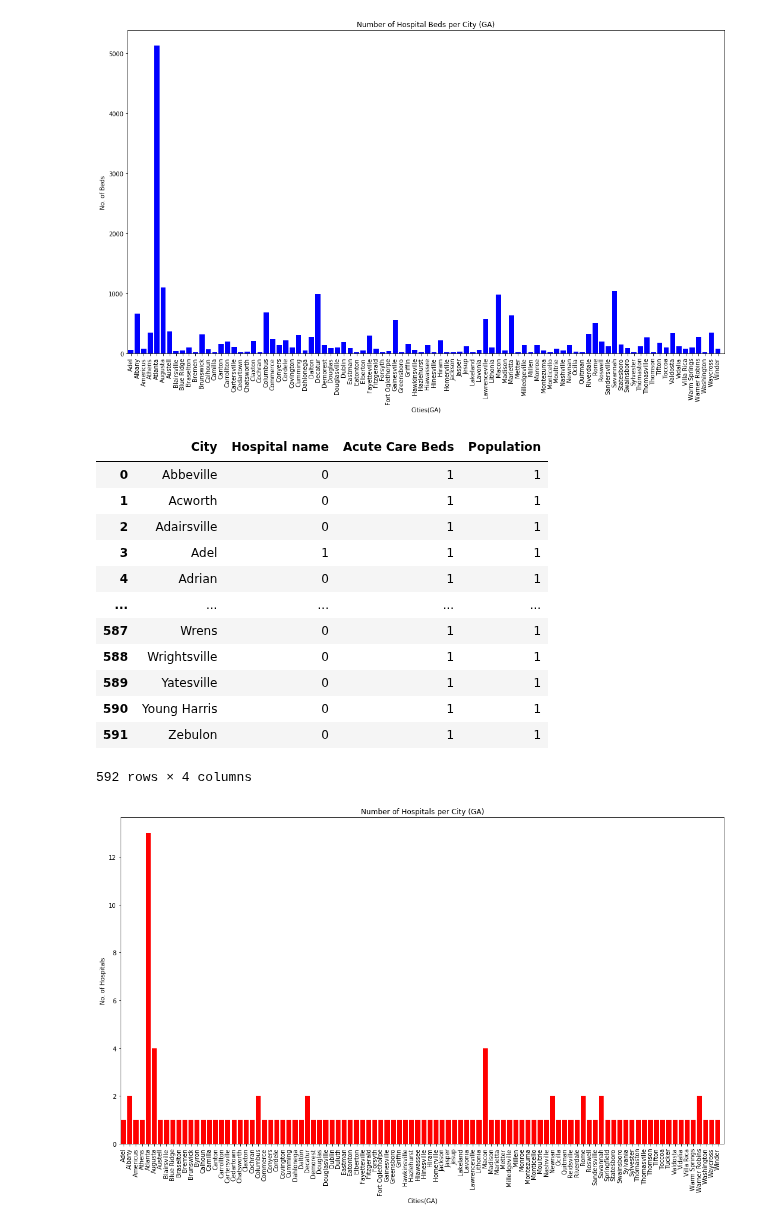
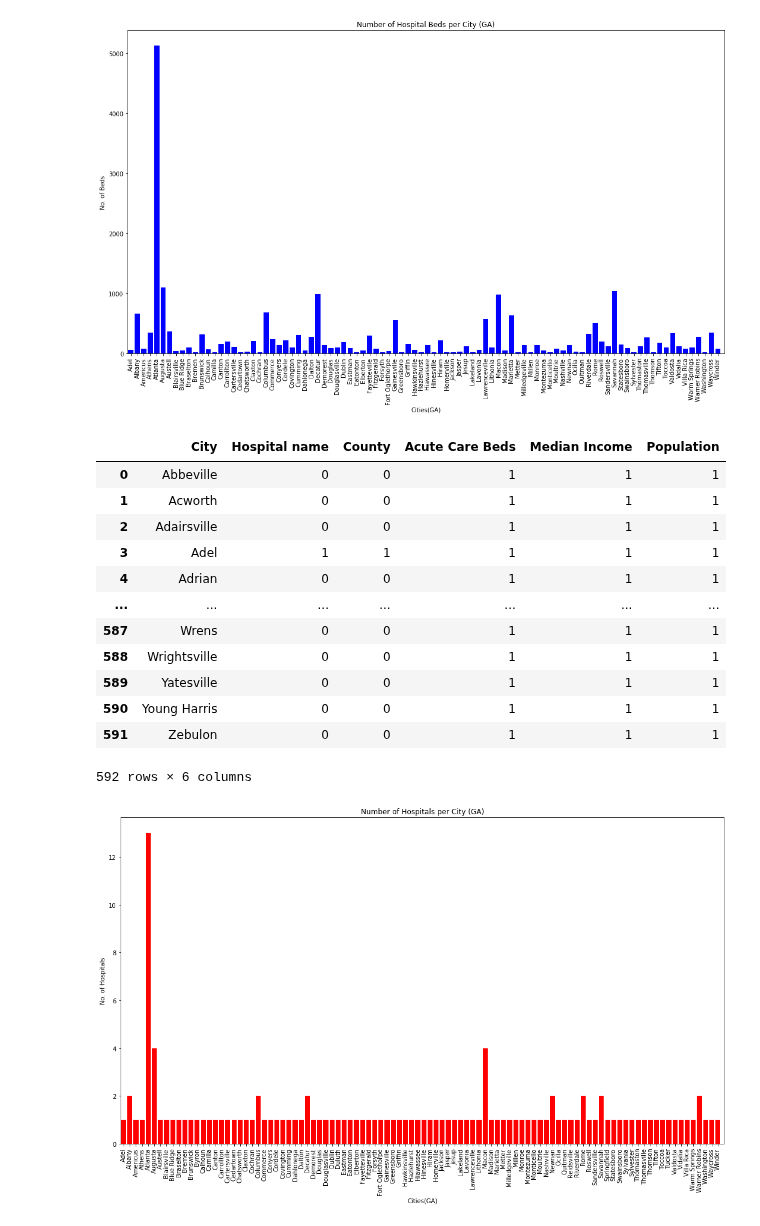
Before and after one commit to jtilenis/Data_Scavengers, a Jupyter notebook: bar_charts.ipynb, the cells around one changed output. Saved outputs shown, nothing was run; the diff lists cells and outputs as text; code cells hidden in the pictures.

```diff
--- a/bar_charts.ipynb
+++ b/bar_charts.ipynb
@@ -27,8 +28,10 @@ clean_hospital
 | 616 | NaN | Zebulon | NaN | 0 | NaN | NaN | NaN | NaN | ... |
 617 rows × 20 columns
 # %%
-hospital_data = clean_hospital[['Hospital name', 'City', 'Acute Care Beds', 'Population']]
-hospital_sum = hospital_data.groupby('City').sum()
-hospital_sum = hospital_sum.reset_index()
-hospital_sum
+hospital_data = clean_hospital[['Hospital name', 'City', 'County','Acute Care Beds', 'Median Income','Population']]
+hospital_data
+
+hospital_sum_city = hospital_data.groupby('City').sum()
+hospital_sum_city = hospital_sum_city.reset_index()
+hospital_sum_city
 # %% [output]
@@ -62,21 +65,21 @@ plt.show()
 # %% [output]
 [figure]
 # %%
-hospital_count = hospital_data.groupby('City').count()
-hospital_count = hospital_count.reset_index()
-hospital_count
+hospital_count_city = hospital_data.groupby('City').count()
+hospital_count_city = hospital_count_city.reset_index()
+hospital_count_city
 # %% [output]
-|  | City | Hospital name | Acute Care Beds | Population |
-| 0 | Abbeville | 0 | 1 | 1 |
-| 1 | Acworth | 0 | 1 | 1 |
-| 2 | Adairsville | 0 | 1 | 1 |
-| 3 | Adel | 1 | 1 | 1 |
-| 4 | Adrian | 0 | 1 | 1 |
-| ... | ... | ... | ... | ... |
-| 587 | Wrens | 0 | 1 | 1 |
-| 588 | Wrightsville | 0 | 1 | 1 |
-| 589 | Yatesville | 0 | 1 | 1 |
-| 590 | Young Harris | 0 | 1 | 1 |
-| 591 | Zebulon | 0 | 1 | 1 |
+|  | City | Hospital name | County | Acute Care Beds | Median Income | Population |
+| 0 | Abbeville | 0 | 0 | 1 | 1 | 1 |
+| 1 | Acworth | 0 | 0 | 1 | 1 | 1 |
+| 2 | Adairsville | 0 | 0 | 1 | 1 | 1 |
+| 3 | Adel | 1 | 1 | 1 | 1 | 1 |
+| 4 | Adrian | 0 | 0 | 1 | 1 | 1 |
+| ... | ... | ... | ... | ... | ... | ... |
+| 587 | Wrens | 0 | 0 | 1 | 1 | 1 |
+| 588 | Wrightsville | 0 | 0 | 1 | 1 | 1 |
+| 589 | Yatesville | 0 | 0 | 1 | 1 | 1 |
+| 590 | Young Harris | 0 | 0 | 1 | 1 | 1 |
+| 591 | Zebulon | 0 | 0 | 1 | 1 | 1 |
-592 rows × 4 columns
+592 rows × 6 columns
 # %%
```
Also changed, not shown: parts of 13 cells of this notebook.
